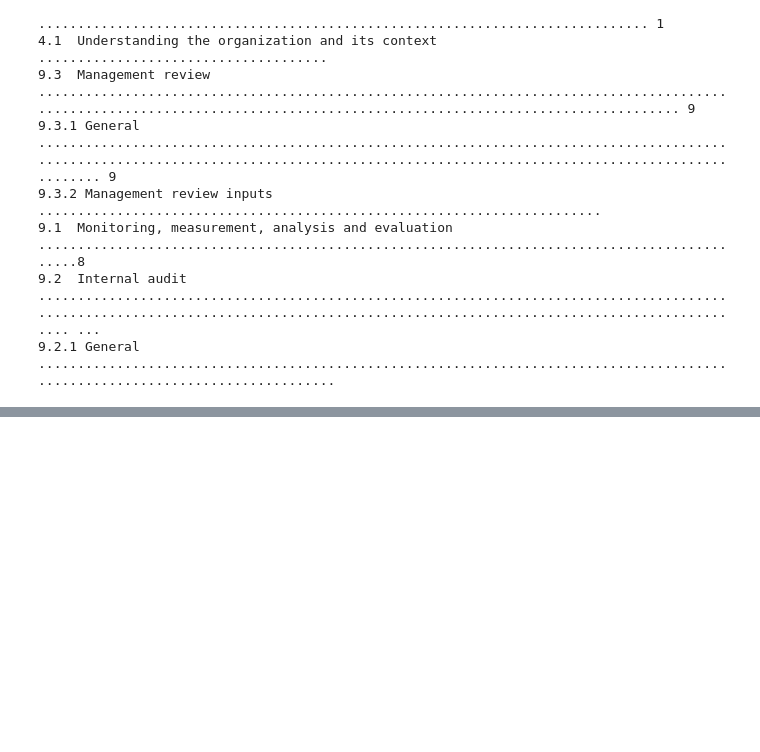
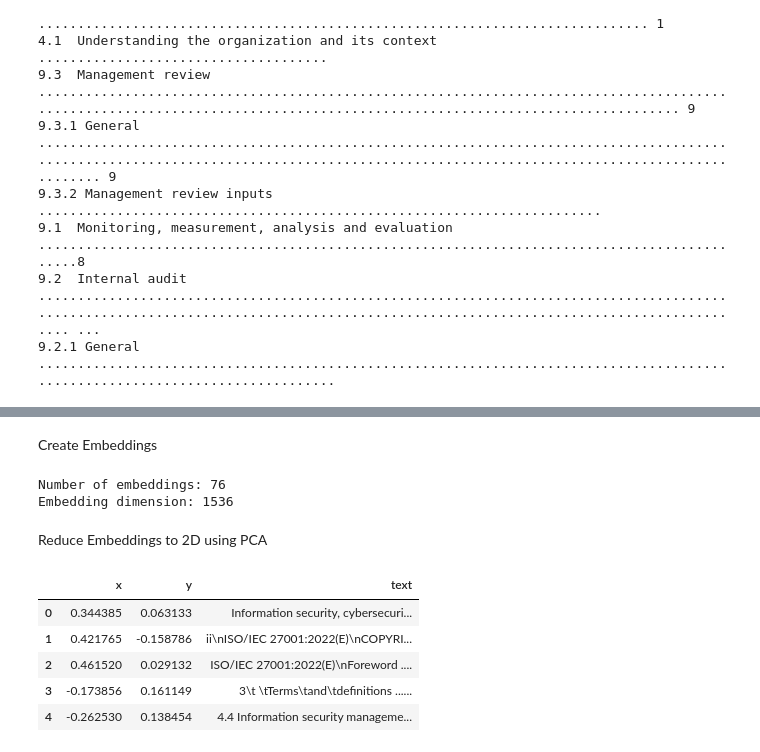
Before and after one commit to ibtihalalf/Exercises1, a Jupyter notebook: C4/M3/Ex1.ipynb, the cells around one changed output, grey strips where cells are left out. Drawn from its saved outputs; the diff is of its cells as text; code cells hidden in the pictures; blank space fills up the shorter version.

```diff
--- a/C4/M3/Ex1.ipynb
+++ b/C4/M3/Ex1.ipynb
@@ -316,0 +323,5 @@ considered in Clause 5.4.1 of
+# %%
+texts = [doc.page_content for doc in splits]
+
+print(f"Number of text chunks: {len(texts)}")
+print(texts[0][:500])
@@ -316,0 +347,41 @@ considered in Clause 5.4.1 of
+# %% [markdown]
+Create Embeddings
+# %%
+embeddings_model = OpenAIEmbeddings(
+    model="text-embedding-3-small",
+    base_url="https://openrouter.ai/api/v1",
+    api_key=os.environ.get("OPENROUTER_API_KEY"),
+)
+
+embedding_vectors = embeddings_model.embed_documents(texts)
+
+print(f"Number of embeddings: {len(embedding_vectors)}")
+print(f"Embedding dimension: {len(embedding_vectors[0])}")
+# %% [output]
+Number of embeddings: 76
+Embedding dimension: 1536
+# %% [markdown]
+Reduce Embeddings to 2D using PCA
+# %%
+import pandas as pd
+from sklearn.decomposition import PCA
+
+pca = PCA(n_components=2)
+
+reduced_embeddings = pca.fit_transform(embedding_vectors)
+
+df = pd.DataFrame(
+    reduced_embeddings,
+    columns=["x", "y"]
+)
+
+df["text"] = texts
+
+df.head()
+# %% [output]
+|  | x | y | text |
+| 0 | 0.344385 | 0.063133 | Information security, cybersecuri... |
+| 1 | 0.421765 | -0.158786 | ii\nISO/IEC 27001:2022(E)\nCOPYRI... |
+| 2 | 0.461520 | 0.029132 | ISO/IEC 27001:2022(E)\nForeword .... |
+| 3 | -0.173856 | 0.161149 | 3\t \tTerms\tand\tdefinitions ...... |
+| 4 | -0.262530 | 0.138454 | 4.4 Information security manageme... |
```
Also changed, not shown: parts of 14 cells of this notebook.
